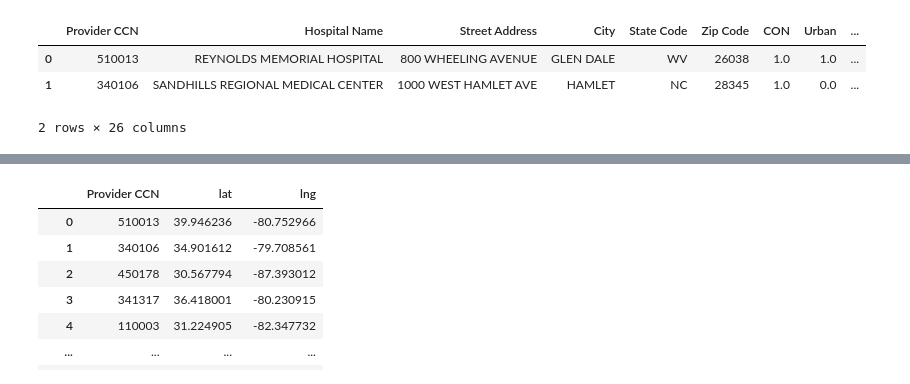
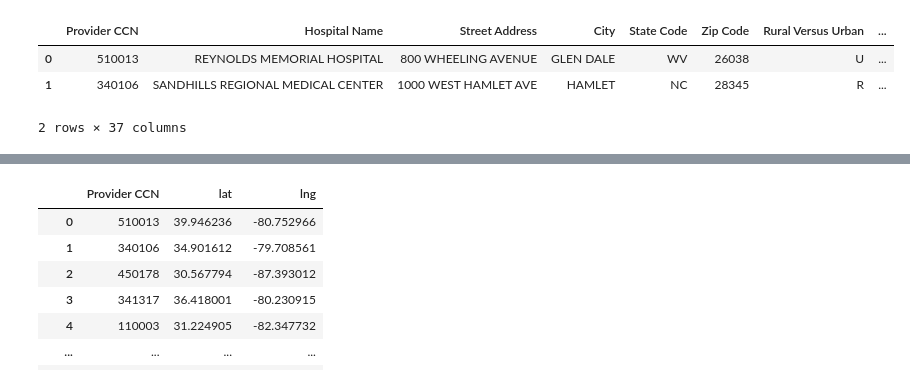
Before and after one commit to rodgerskent/profitableHospital-project, a Jupyter notebook: sixTableau.ipynb, the cells around one changed output, grey strips where cells are left out. Cells and saved outputs as stored; diff of their text form; code cells hidden in the pictures.

```diff
--- a/sixTableau.ipynb
+++ b/sixTableau.ipynb
@@ -4,10 +4,10 @@
 import pandas as pd
 # %%
 #2017 Hospital Data from Centers for Medicare Services
-df = pd.read_csv("mainFile4.csv")
-df.head(2)
+year2017 = pd.read_csv("main4_2017.csv")
+year2017.head(2)
 # %% [output]
-|  | Provider CCN | Hospital Name | Street Address | City | State Code | Zip Code | CON | Urban | ... |
-| 0 | 510013 | REYNOLDS MEMORIAL HOSPITAL | 800 WHEELING AVENUE | GLEN DALE | WV | 26038 | 1.0 | 1.0 | ... |
-| 1 | 340106 | SANDHILLS REGIONAL MEDICAL CENTER | 1000 WEST HAMLET AVE | HAMLET | NC | 28345 | 1.0 | 0.0 | ... |
+|  | Provider CCN | Hospital Name | Street Address | City | State Code | Zip Code | Rural Versus Urban | ... |
+| 0 | 510013 | REYNOLDS MEMORIAL HOSPITAL | 800 WHEELING AVENUE | GLEN DALE | WV | 26038 | U | ... |
+| 1 | 340106 | SANDHILLS REGIONAL MEDICAL CENTER | 1000 WEST HAMLET AVE | HAMLET | NC | 28345 | R | ... |
-2 rows × 26 columns
+2 rows × 37 columns
```
Also changed, not shown: parts of 15 cells of this notebook, 19 other files.
